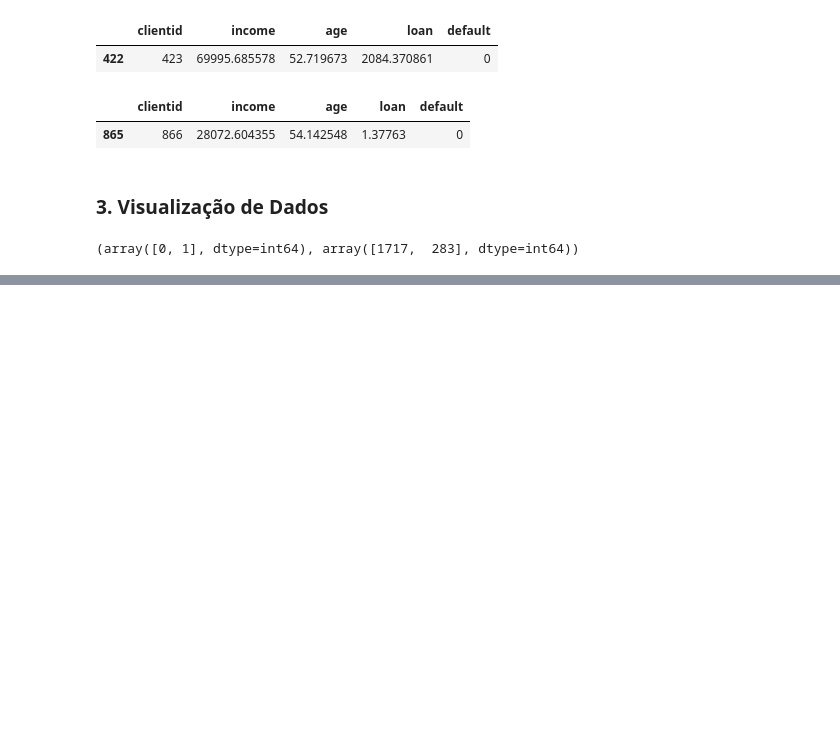
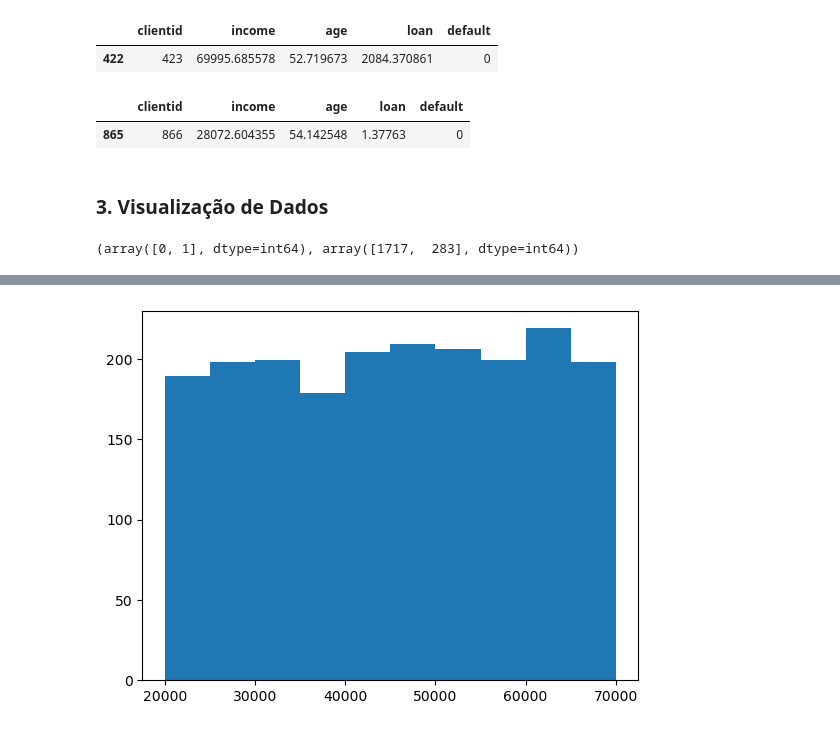
Before and after one commit to JansRodriguez/MachineLearningAaZ, a Jupyter notebook: ExercicioUm.ipynb, the cells around one changed output, grey strips where cells are left out. Drawn from its saved outputs; the diff is of its cells as text; code cells hidden in the pictures; blank space fills up the shorter version.

```diff
--- a/ExercicioUm.ipynb
+++ b/ExercicioUm.ipynb
@@ -95,0 +104,4 @@ np.unique(dados['default'], return_counts=True)
+# %%
+plt.hist(x=dados['income']);
+# %% [output]
+[figure, added]
```
Also changed, not shown: parts of 3 cells of this notebook.
